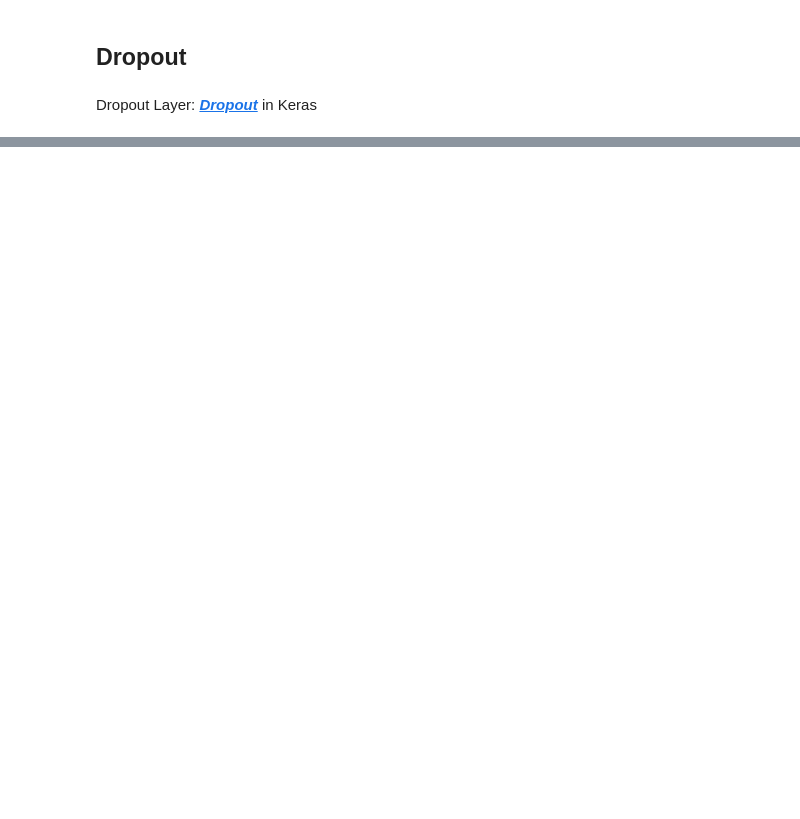
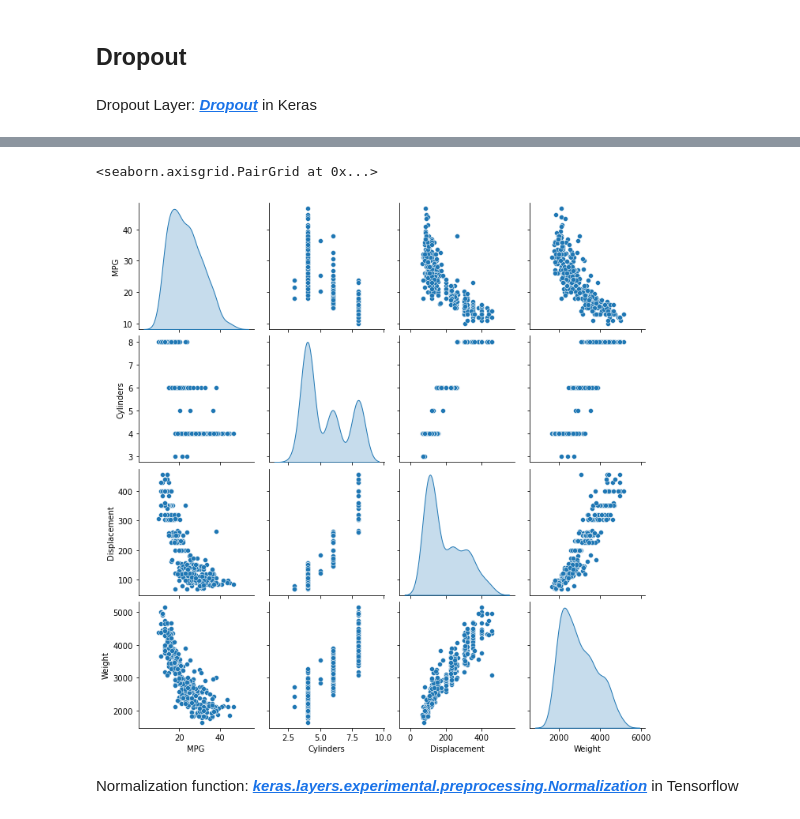
Before and after one commit to PEESEgroup/SysEn6880, a Jupyter notebook: ANN.ipynb, the cells around one changed output, grey strips where cells are left out. Cells and saved outputs as stored; diff of their text form; code cells hidden in the pictures; blank space fills up the shorter version.

```diff
--- a/ANN.ipynb
+++ b/ANN.ipynb
@@ -323,0 +410,14 @@ plt.show()
+# %%
+#Download the data
+url = 'http://archive.ics.uci.edu/ml/machine-learning-databases/auto-mpg/auto-mpg.data'
+column_names = ['MPG', 'Cylinders', 'Displacement', 'Horsepower', 'Weight',
+                'Acceleration', 'Model Year', 'Origin']
+
+raw_dataset = pd.read_csv(url, names=column_names,
+                          na_values='?', comment='\t',
+                          sep=' ', skipinitialspace=True)
+# %%
+# Process and show the data
+dataset = raw_dataset.copy()
+dataset = dataset.dropna()
+dataset.tail()
@@ -323,0 +431,5 @@ plt.show()
+# %%
+#Convert origin to numeric value
+dataset['Origin'] = dataset['Origin'].map({1: 'USA', 2: 'Europe', 3: 'Japan'})
+dataset = pd.get_dummies(dataset, columns=['Origin'], prefix='', prefix_sep='')
+dataset.head()
@@ -323,0 +443,12 @@ plt.show()
+# %%
+#Split data to training and testing
+train_dataset = dataset.sample(frac=0.8, random_state=0)
+test_dataset = dataset.drop(train_dataset.index)
+# %%
+#Visualize the data
+sns.pairplot(train_dataset[['MPG', 'Cylinders', 'Displacement', 'Weight']], diag_kind='kde')
+# %% [output]
+<seaborn.axisgrid.PairGrid at 0x...>
+[figure, added]
+# %% [markdown]
+Normalization function: [***keras.layers.experimental.preprocessing.Normalization***](https://www.tensorflow.org/api_docs/python/tf/keras/layers/Normalization) in Tensorflow
```
Also changed, not shown: parts of 25 cells of this notebook.
